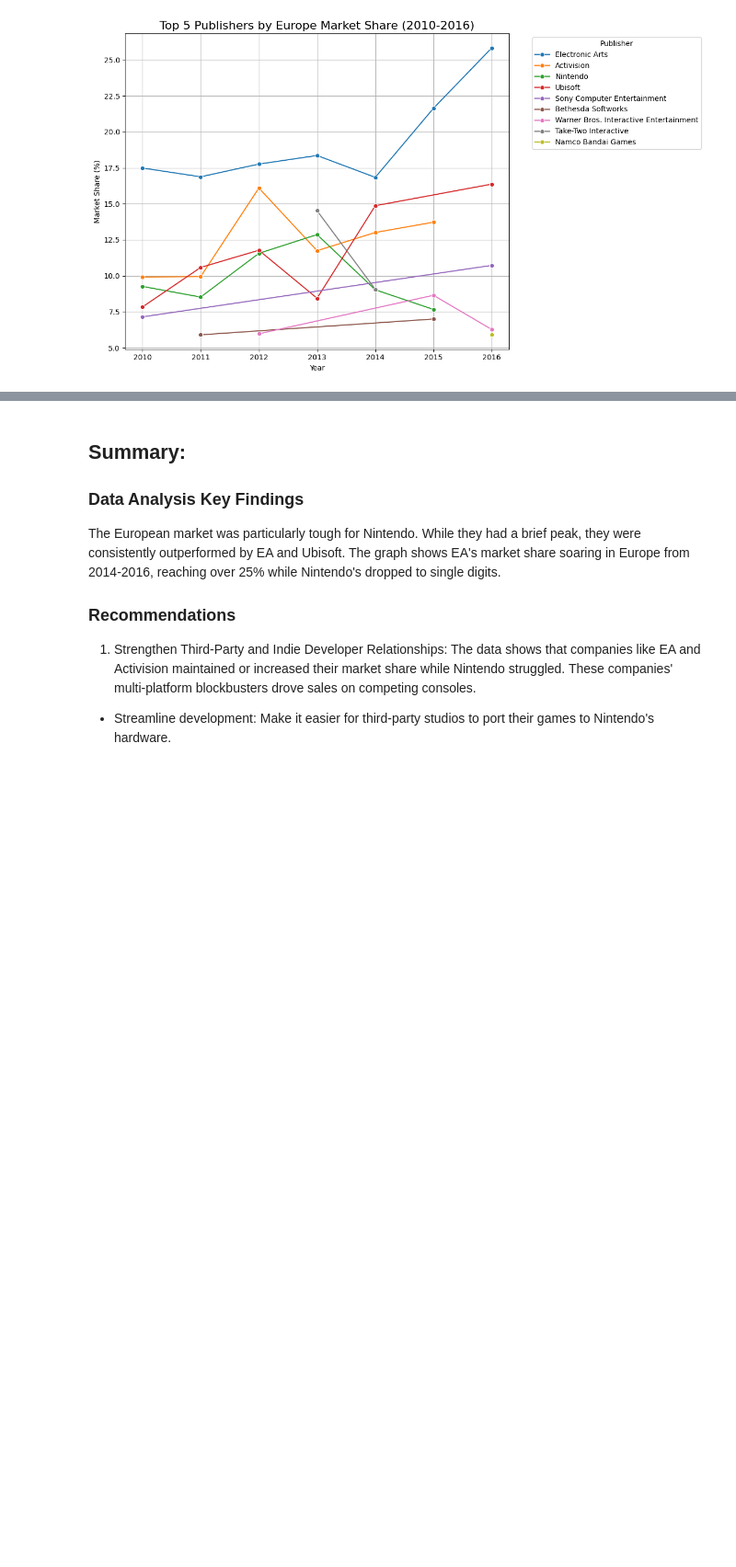
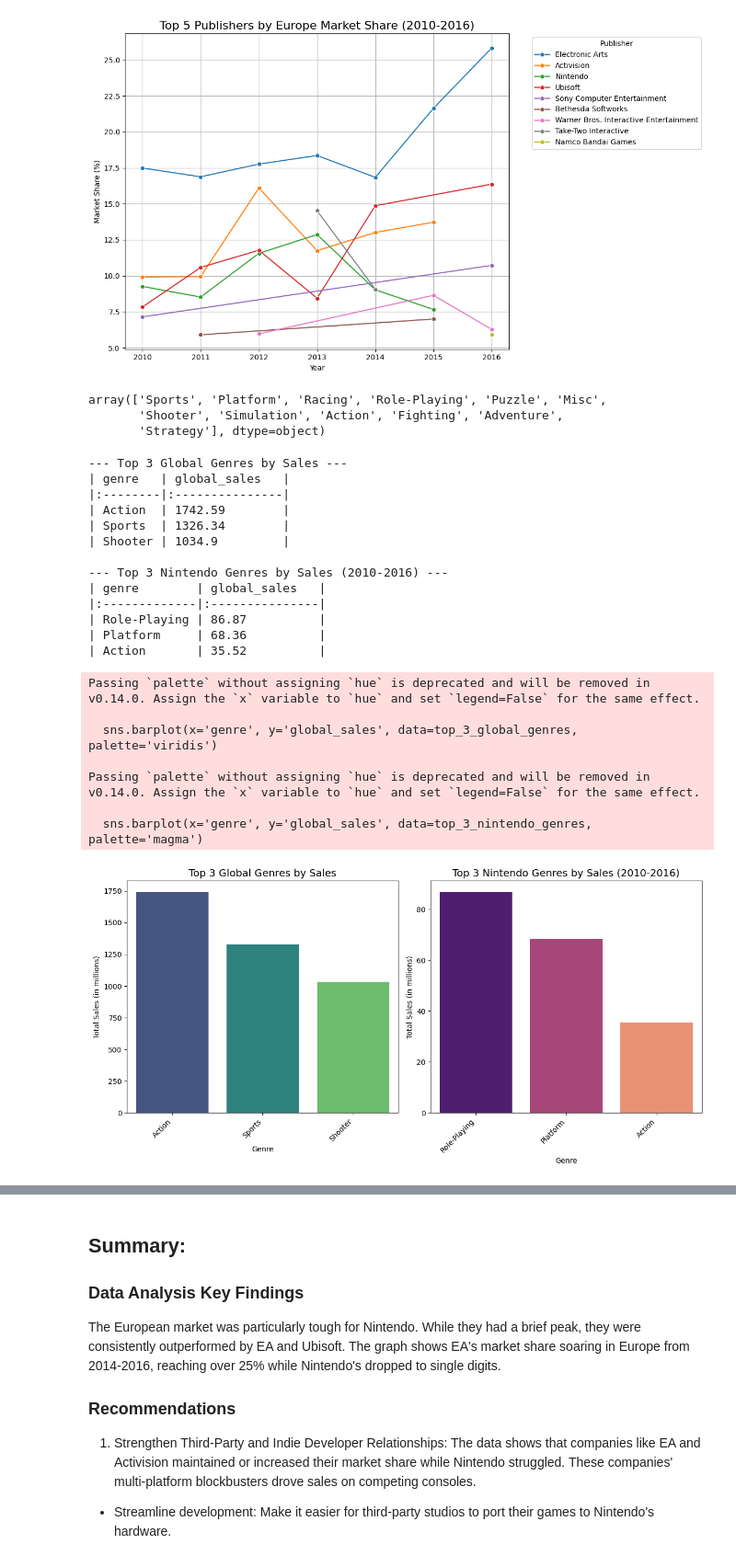
Before and after one commit to Kwasi-Dankwa/Game-sales, a Jupyter notebook: gamemodelling.ipynb, the cells around one changed output, grey strips where cells are left out. Shown at 92% size. Saved outputs shown, nothing was run; the diff lists cells and outputs as text; code cells hidden in the pictures; blank space fills up the shorter version.

Commit message:
adding genre mix analysis

```diff
--- a/gamemodelling.ipynb
+++ b/gamemodelling.ipynb
@@ -536,3 +536,71 @@ plt.tight_layout()
 plt.show()
 # %% [output]
 [figure]
+# %%
+# print out every distict genre
+df['genre'].unique()
+# %% [output]
+array(['Sports', 'Platform', 'Racing', 'Role-Playing', 'Puzzle', 'Misc',
+       'Shooter', 'Simulation', 'Action', 'Fighting', 'Adventure',
+       'Strategy'], dtype=object)
+# %%
+# finding highest selling genre by global and comparing it to nintendo highest selling genres
+
+# Calculating global sales per genre for the entire dataset
+global_genre_sales = df.groupby('genre')['global_sales'].sum().reset_index()
+global_genre_sales = global_genre_sales.sort_values(by='global_sales', ascending=False)
+
+# Calculate global sales per genre for Nintendo games (2010-2016)
+nintendo_genre_sales = nintendo_df.groupby('genre')['global_sales'].sum().reset_index()
+nintendo_genre_sales = nintendo_genre_sales.sort_values(by='global_sales', ascending=False)
+
+# Select the top 3 genres for both datasets
+top_3_global_genres = global_genre_sales.head(3)
+top_3_nintendo_genres = nintendo_genre_sales.head(3)
+
+print("\n--- Top 3 Global Genres by Sales ---")
+print(top_3_global_genres.to_markdown(index=False, numalign="left", stralign="left"))
+
+print("\n--- Top 3 Nintendo Genres by Sales (2010-2016) ---")
+print(top_3_nintendo_genres.to_markdown(index=False, numalign="left", stralign="left"))
+
+# Visualize the comparison of global vs. Nintendo top 3 genres
+plt.figure(figsize=(12, 6))
+plt.subplot(1, 2, 1)
+sns.barplot(x='genre', y='global_sales', data=top_3_global_genres, palette='viridis')
+plt.title('Top 3 Global Genres by Sales', fontsize=14)
+plt.xlabel('Genre')
+plt.ylabel('Total Sales (in millions)')
+plt.xticks(rotation=45, ha='right')
+
+plt.subplot(1, 2, 2)
+sns.barplot(x='genre', y='global_sales', data=top_3_nintendo_genres, palette='magma')
+plt.title('Top 3 Nintendo Genres by Sales (2010-2016)', fontsize=14)
+plt.xlabel('Genre')
+plt.ylabel('Total Sales (in millions)')
+plt.xticks(rotation=45, ha='right')
+
+plt.tight_layout()
+plt.show()
+# %% [output]
+--- Top 3 Global Genres by Sales ---
+| genre   | global_sales   |
+|:--------|:---------------|
+| Action  | 1742.59        |
+| Sports  | 1326.34        |
+| Shooter | 1034.9         |
+
+--- Top 3 Nintendo Genres by Sales (2010-2016) ---
+| genre        | global_sales   |
+|:-------------|:---------------|
+| Role-Playing | 86.87          |
+| Platform     | 68.36          |
+| Action       | 35.52          |
+Passing `palette` without assigning `hue` is deprecated and will be removed in v0.14.0. Assign the `x` variable to `hue` and set `legend=False` for the same effect.
+
+  sns.barplot(x='genre', y='global_sales', data=top_3_global_genres, palette='viridis')
+
+Passing `palette` without assigning `hue` is deprecated and will be removed in v0.14.0. Assign the `x` variable to `hue` and set `legend=False` for the same effect.
+
+  sns.barplot(x='genre', y='global_sales', data=top_3_nintendo_genres, palette='magma')
+[figure, added]
```
Also changed, not shown: parts of 1 cell of this notebook.
